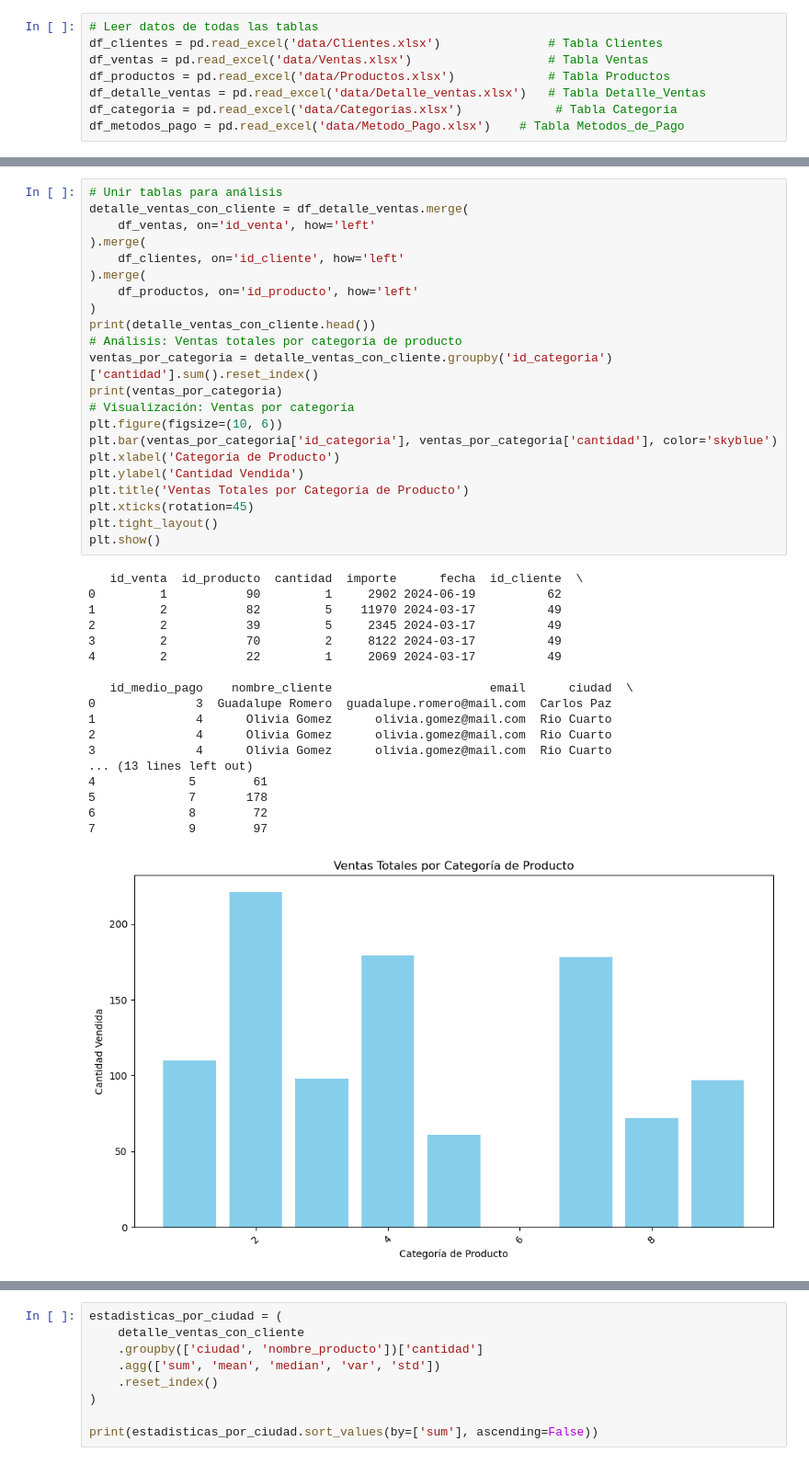
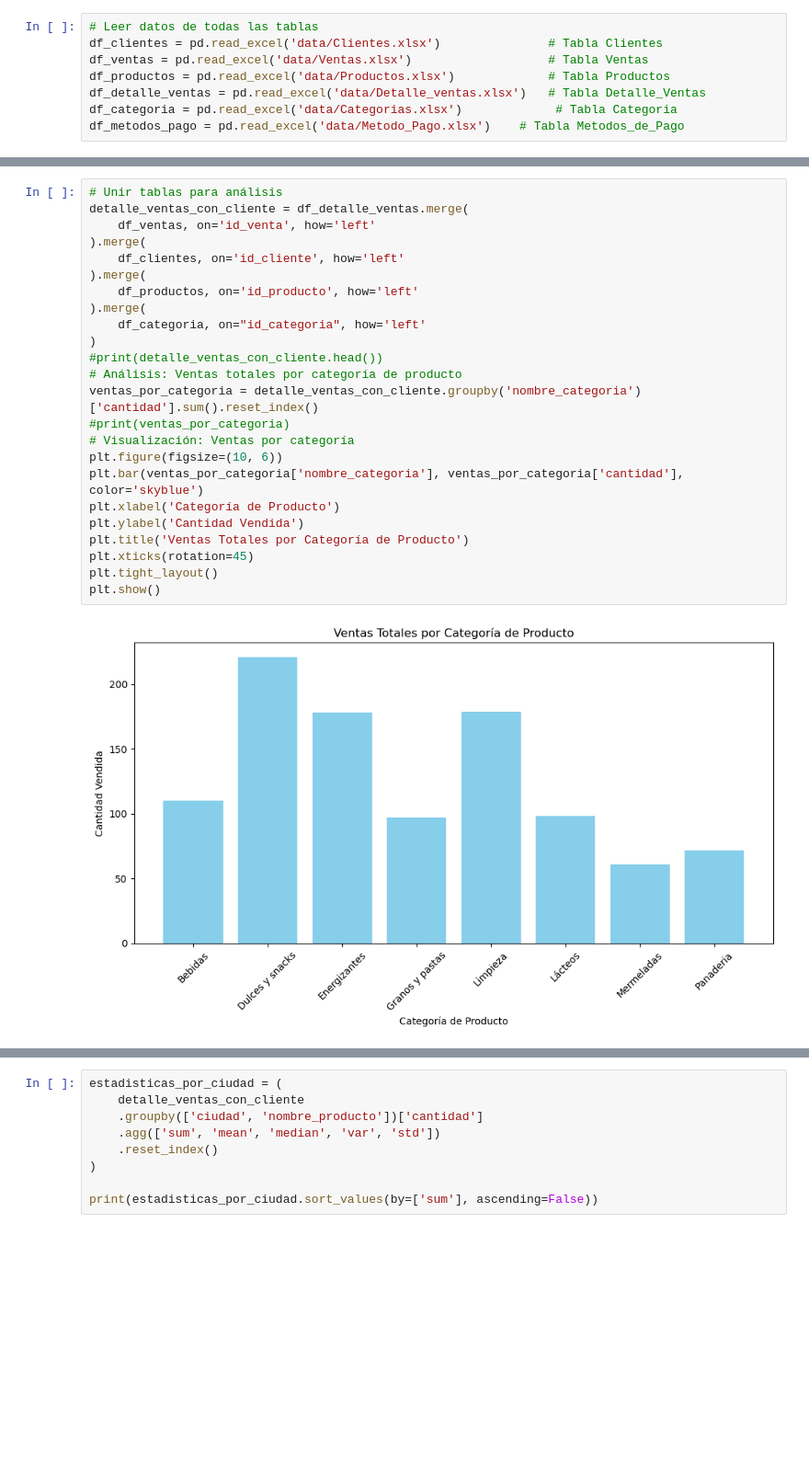
Before and after one commit to SirProg/proyecto-tienda-aurelion, a Jupyter notebook: limpieza.ipynb, the cells around one changed output, grey strips where cells are left out. Shown at 92% size. Drawn from its saved outputs; the diff is of its cells as text; blank space fills up the shorter version.

```diff
--- a/limpieza.ipynb
+++ b/limpieza.ipynb
@@ -57,42 +70,27 @@ KeyError: 'Column not found: total_venta'
 # %%
 # Unir tablas para análisis
 detalle_ventas_con_cliente = df_detalle_ventas.merge(
     df_ventas, on='id_venta', how='left'
 ).merge(
     df_clientes, on='id_cliente', how='left'
 ).merge(
     df_productos, on='id_producto', how='left'
+).merge(
+    df_categoria, on="id_categoria", how='left'
 )
-print(detalle_ventas_con_cliente.head())
+#print(detalle_ventas_con_cliente.head())
 # Análisis: Ventas totales por categoría de producto
-ventas_por_categoria = detalle_ventas_con_cliente.groupby('id_categoria')['cantidad'].sum().reset_index()
-print(ventas_por_categoria)
+ventas_por_categoria = detalle_ventas_con_cliente.groupby('nombre_categoria')['cantidad'].sum().reset_index()
+#print(ventas_por_categoria)
 # Visualización: Ventas por categoría
 plt.figure(figsize=(10, 6))
-plt.bar(ventas_por_categoria['id_categoria'], ventas_por_categoria['cantidad'], color='skyblue')
+plt.bar(ventas_por_categoria['nombre_categoria'], ventas_por_categoria['cantidad'], color='skyblue')
 plt.xlabel('Categoría de Producto')
 plt.ylabel('Cantidad Vendida')
 plt.title('Ventas Totales por Categoría de Producto')
 plt.xticks(rotation=45)
 plt.tight_layout()
 plt.show()
 # %% [output]
-   id_venta  id_producto  cantidad  importe      fecha  id_cliente  \
-0         1           90         1     2902 2024-06-19          62
-1         2           82         5    11970 2024-03-17          49
-2         2           39         5     2345 2024-03-17          49
-3         2           70         2     8122 2024-03-17          49
-4         2           22         1     2069 2024-03-17          49
-
-   id_medio_pago    nombre_cliente                      email      ciudad  \
-0              3  Guadalupe Romero  guadalupe.romero@mail.com  Carlos Paz
-1              4      Olivia Gomez      olivia.gomez@mail.com  Rio Cuarto
-2              4      Olivia Gomez      olivia.gomez@mail.com  Rio Cuarto
-3              4      Olivia Gomez      olivia.gomez@mail.com  Rio Cuarto
-... (13 lines left out)
-4             5        61
-5             7       178
-6             8        72
-7             9        97
-[figure, old version]
+[figure, new version]
 # %%
```
Also changed, not shown: parts of 3 cells of this notebook.
